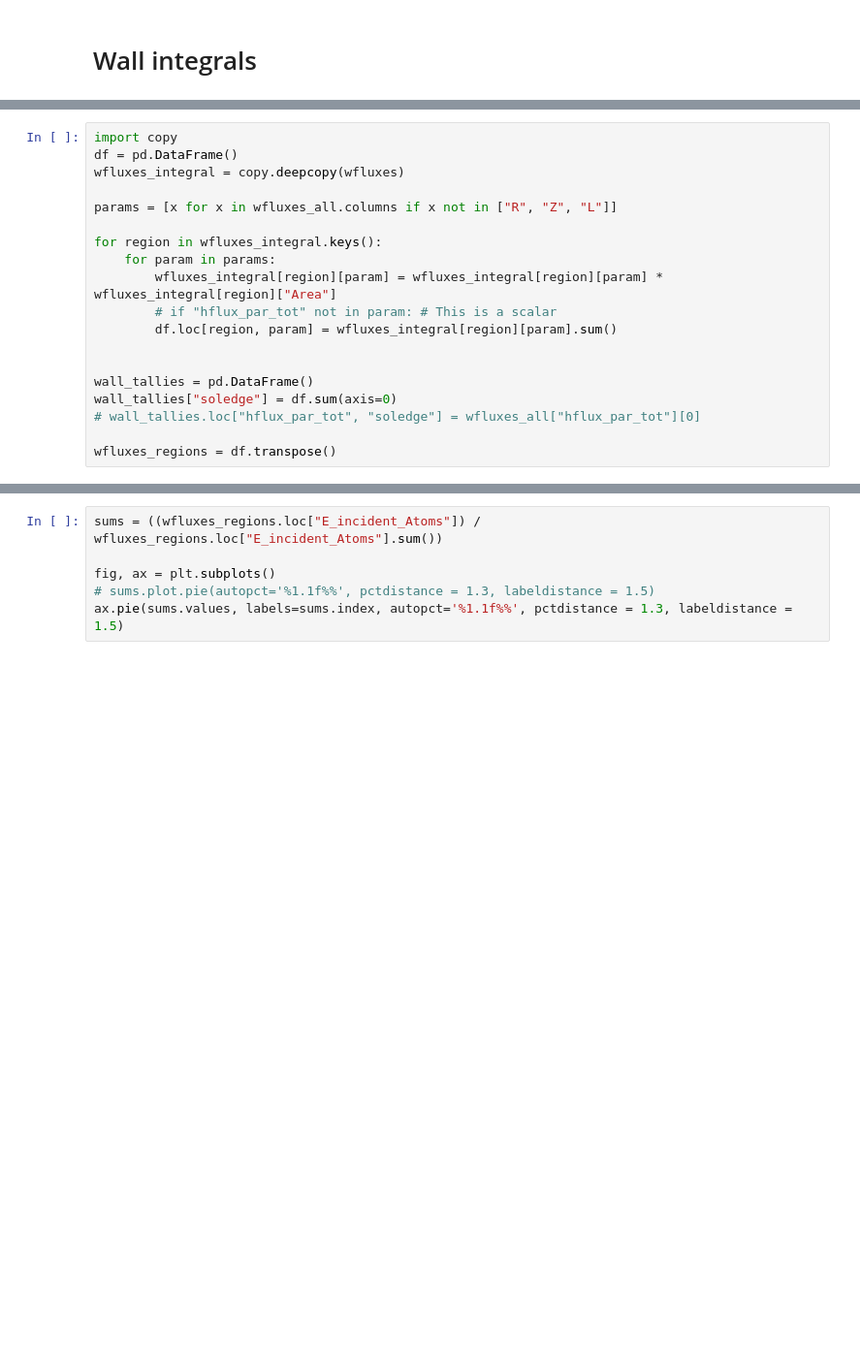
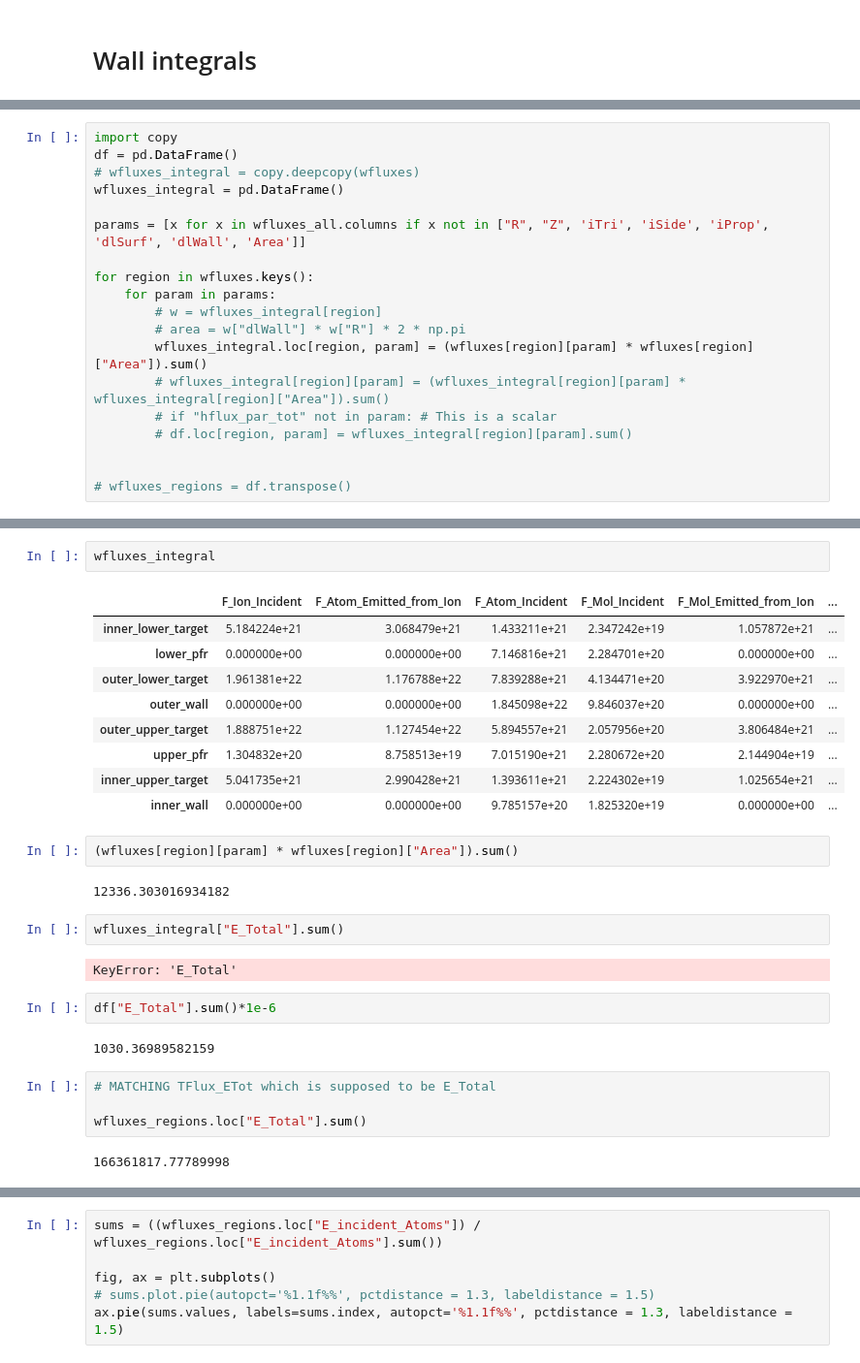
Before and after one commit to mikekryjak/notebooks, a Jupyter notebook: soledge-work/4ab-heatbalance_soledge_tight.ipynb, the cells around one changed output, grey strips where cells are left out. Shown at 97% size. Saved outputs shown, nothing was run; the diff lists cells and outputs as text; blank space fills up the shorter version.

```diff
--- a/soledge-work/4ab-heatbalance_soledge_tight.ipynb
+++ b/soledge-work/4ab-heatbalance_soledge_tight.ipynb
@@ -233,19 +252,19 @@ Text(0.5, 1.0, 'E_incident_Atoms')
 # %%
 import copy
 df = pd.DataFrame()
-wfluxes_integral = copy.deepcopy(wfluxes)
+# wfluxes_integral = copy.deepcopy(wfluxes)
+wfluxes_integral = pd.DataFrame()
 
-params = [x for x in wfluxes_all.columns if x not in ["R", "Z", "L"]]
+params = [x for x in wfluxes_all.columns if x not in ["R", "Z", 'iTri', 'iSide', 'iProp', 'dlSurf', 'dlWall', 'Area']]
 
-for region in wfluxes_integral.keys():
+for region in wfluxes.keys():
     for param in params:
-        wfluxes_integral[region][param] = wfluxes_integral[region][param] * wfluxes_integral[region]["Area"]
+        # w = wfluxes_integral[region]
+        # area = w["dlWall"] * w["R"] * 2 * np.pi
+        wfluxes_integral.loc[region, param] = (wfluxes[region][param] * wfluxes[region]["Area"]).sum()
+        # wfluxes_integral[region][param] = (wfluxes_integral[region][param] * wfluxes_integral[region]["Area"]).sum()
         # if "hflux_par_tot" not in param: # This is a scalar
-        df.loc[region, param] = wfluxes_integral[region][param].sum()
+        # df.loc[region, param] = wfluxes_integral[region][param].sum()
 
 
-wall_tallies = pd.DataFrame()
-wall_tallies["soledge"] = df.sum(axis=0)
-# wall_tallies.loc["hflux_par_tot", "soledge"] = wfluxes_all["hflux_par_tot"][0]
-
-wfluxes_regions = df.transpose()
+# wfluxes_regions = df.transpose()
@@ -263,0 +279,30 @@ Name: E_incident_Atoms, dtype: float64
+# %%
+wfluxes_integral
+# %% [output]
+|  | F_Ion_Incident | F_Atom_Emitted_from_Ion | F_Atom_Incident | F_Mol_Incident | F_Mol_Emitted_from_Ion | ... |
+| inner_lower_target | 5.184224e+21 | 3.068479e+21 | 1.433211e+21 | 2.347242e+19 | 1.057872e+21 | ... |
+| lower_pfr | 0.000000e+00 | 0.000000e+00 | 7.146816e+21 | 2.284701e+20 | 0.000000e+00 | ... |
+| outer_lower_target | 1.961381e+22 | 1.176788e+22 | 7.839288e+21 | 4.134471e+20 | 3.922970e+21 | ... |
+| outer_wall | 0.000000e+00 | 0.000000e+00 | 1.845098e+22 | 9.846037e+20 | 0.000000e+00 | ... |
+| outer_upper_target | 1.888751e+22 | 1.127454e+22 | 5.894557e+21 | 2.057956e+20 | 3.806484e+21 | ... |
+| upper_pfr | 1.304832e+20 | 8.758513e+19 | 7.015190e+21 | 2.280672e+20 | 2.144904e+19 | ... |
+| inner_upper_target | 5.041735e+21 | 2.990428e+21 | 1.393611e+21 | 2.224302e+19 | 1.025654e+21 | ... |
+| inner_wall | 0.000000e+00 | 0.000000e+00 | 9.785157e+20 | 1.825320e+19 | 0.000000e+00 | ... |
+# %%
+(wfluxes[region][param] * wfluxes[region]["Area"]).sum()
+# %% [output]
+12336.303016934182
+# %%
+wfluxes_integral["E_Total"].sum()
+# %% [output]
+KeyError: 'E_Total'
+# %%
+df["E_Total"].sum()*1e-6
+# %% [output]
+1030.36989582159
+# %%
+# MATCHING TFlux_ETot which is supposed to be E_Total
+
+wfluxes_regions.loc["E_Total"].sum()
+# %% [output]
+166361817.77789998
```
Also changed, not shown: parts of 18 cells of this notebook, 37 other files.
